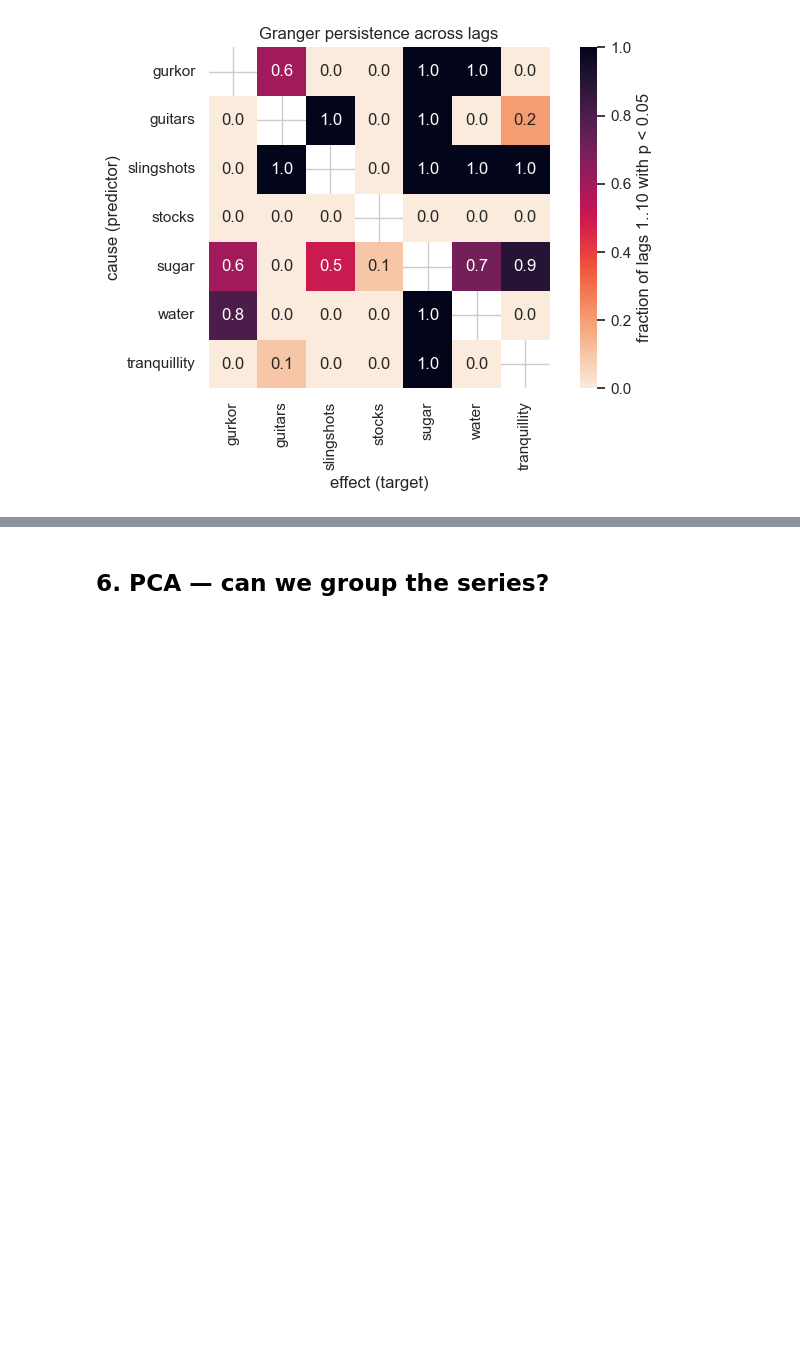
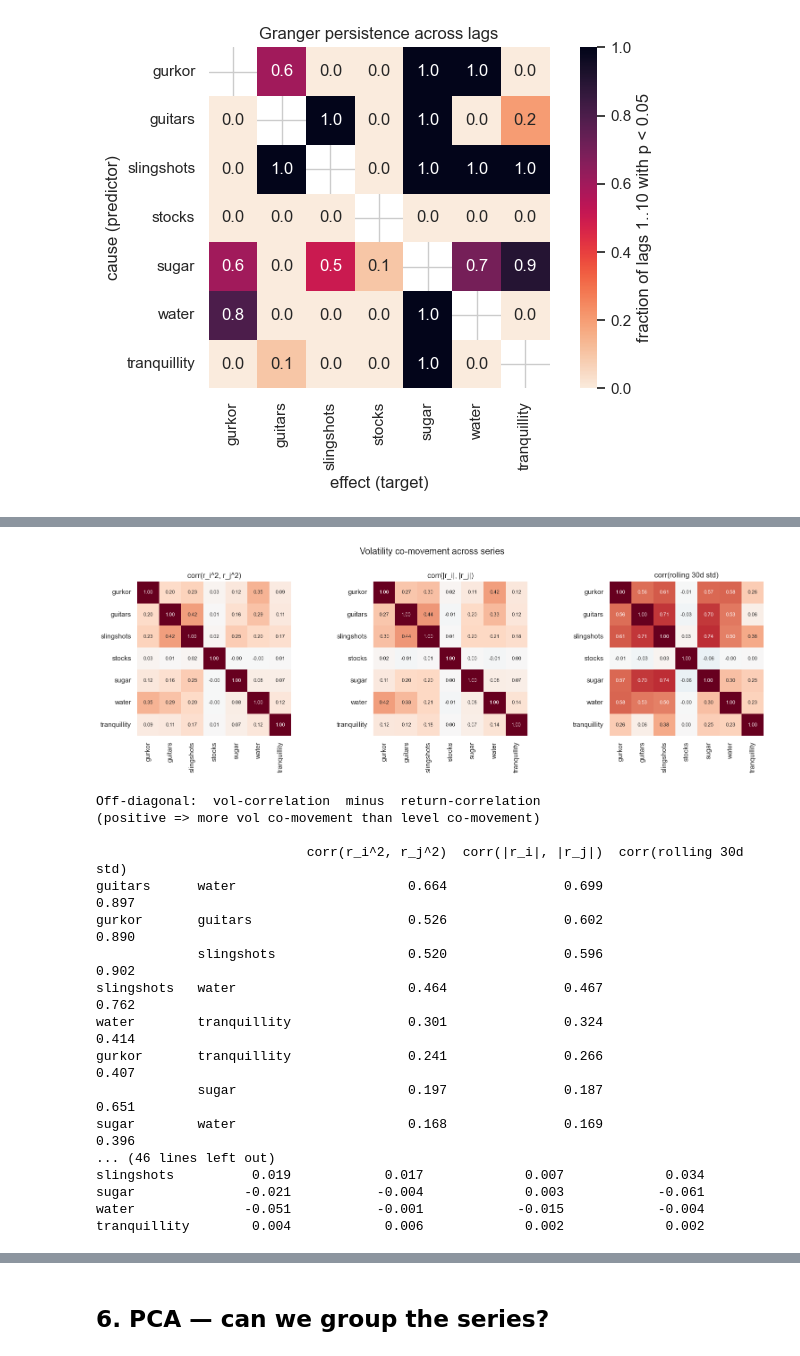
Before and after one commit to manswestman/project_financial_timeseries, a Jupyter notebook: notebooks/1_data_analysis_draft.ipynb, the cells around one changed output, grey strips where cells are left out. Saved outputs shown, nothing was run; the diff lists cells and outputs as text; code cells hidden in the pictures; blank space fills up the shorter version.

```diff
--- a/notebooks/1_data_analysis_draft.ipynb
+++ b/notebooks/1_data_analysis_draft.ipynb
@@ -564,0 +575,64 @@ tranquillity        sugar        10          1.0
+# %%
+# Three views of volatility co-movement on the aligned common window.
+sq   = log_ret_common ** 2
+absr = log_ret_common.abs()
+roll = log_ret_common.rolling(30).std().dropna()
+
+vol_corrs = {
+    'corr(r_i^2, r_j^2)':       sq.corr(),
+    'corr(|r_i|, |r_j|)':       absr.corr(),
+    'corr(rolling 30d std)':    roll.corr(),
+}
+
+fig, axes = plt.subplots(1, 3, figsize=(16, 5))
+for ax, (title, M) in zip(axes, vol_corrs.items()):
+    sns.heatmap(M, ax=ax, vmin=-0.2, vmax=1.0, cmap='RdBu_r', center=0,
+                annot=True, fmt='.2f', cbar=False, square=True,
+                xticklabels=M.columns, yticklabels=M.index, annot_kws={'size': 8})
+    ax.set_title(title)
+fig.suptitle('Volatility co-movement across series', y=1.02)
+plt.tight_layout(); plt.show()
+
+# Compare each volatility-correlation matrix to the plain return-correlation
+# matrix. Pairs where vol-corr >> return-corr have shared volatility regimes
+# without shared directional moves — exactly the channel CCC carries and a
+# linear regression on returns misses.
+return_corr = log_ret_common.corr()
+diffs = []
+for name, M in vol_corrs.items():
+    d = (M - return_corr).where(np.triu(np.ones_like(M, dtype=bool), k=1)).stack()
+    d.name = name
+    diffs.append(d)
+diff_tbl = pd.concat(diffs, axis=1).round(3)
+print('Off-diagonal:  vol-correlation  minus  return-correlation')
+print('(positive => more vol co-movement than level co-movement)\n')
+print(diff_tbl.sort_values(diff_tbl.columns[0], ascending=False).to_string())
+
+# Spotlight on stocks: how does it sit vs the commodities under each measure?
+print('\nStocks row across measures:')
+spot = pd.DataFrame({
+    'return_corr':       return_corr['stocks'],
+    'sq_returns_corr':   vol_corrs['corr(r_i^2, r_j^2)']['stocks'],
+    'abs_returns_corr':  vol_corrs['corr(|r_i|, |r_j|)']['stocks'],
+    'rolling_vol_corr':  vol_corrs['corr(rolling 30d std)']['stocks'],
+}).drop('stocks').round(3)
+print(spot.to_string())
+# %% [output]
+[figure, added]
+Off-diagonal:  vol-correlation  minus  return-correlation
+(positive => more vol co-movement than level co-movement)
+
+                           corr(r_i^2, r_j^2)  corr(|r_i|, |r_j|)  corr(rolling 30d std)
+guitars      water                      0.664               0.699                  0.897
+gurkor       guitars                    0.526               0.602                  0.890
+             slingshots                 0.520               0.596                  0.902
+slingshots   water                      0.464               0.467                  0.762
+water        tranquillity               0.301               0.324                  0.414
+gurkor       tranquillity               0.241               0.266                  0.407
+             sugar                      0.197               0.187                  0.651
+sugar        water                      0.168               0.169                  0.396
+... (46 lines left out)
+slingshots          0.019            0.017             0.007             0.034
+sugar              -0.021           -0.004             0.003            -0.061
+water              -0.051           -0.001            -0.015            -0.004
+tranquillity        0.004            0.006             0.002             0.002
```
Also changed, not shown: parts of 3 cells of this notebook, 25 other files.
